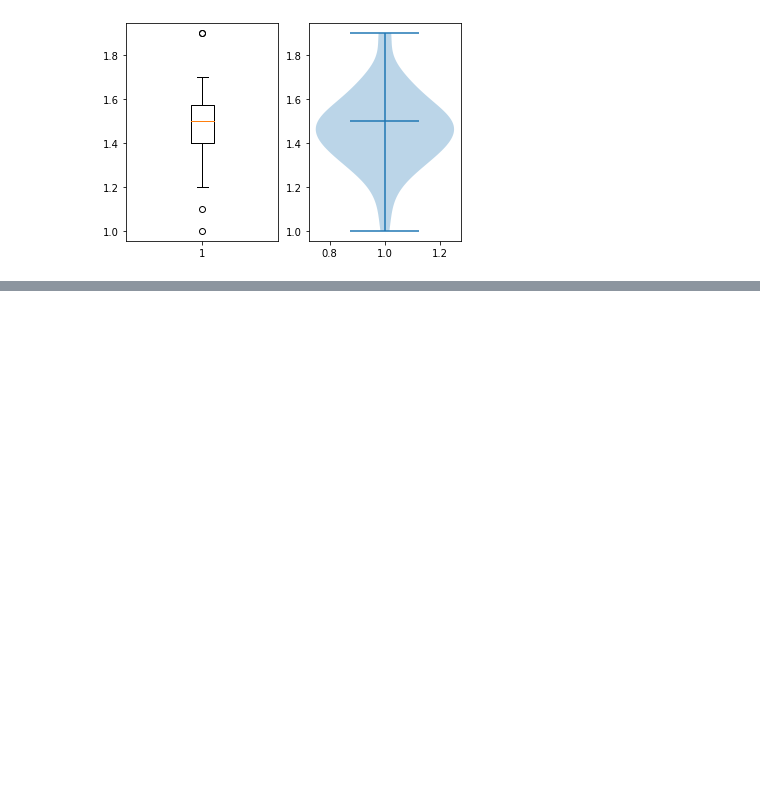
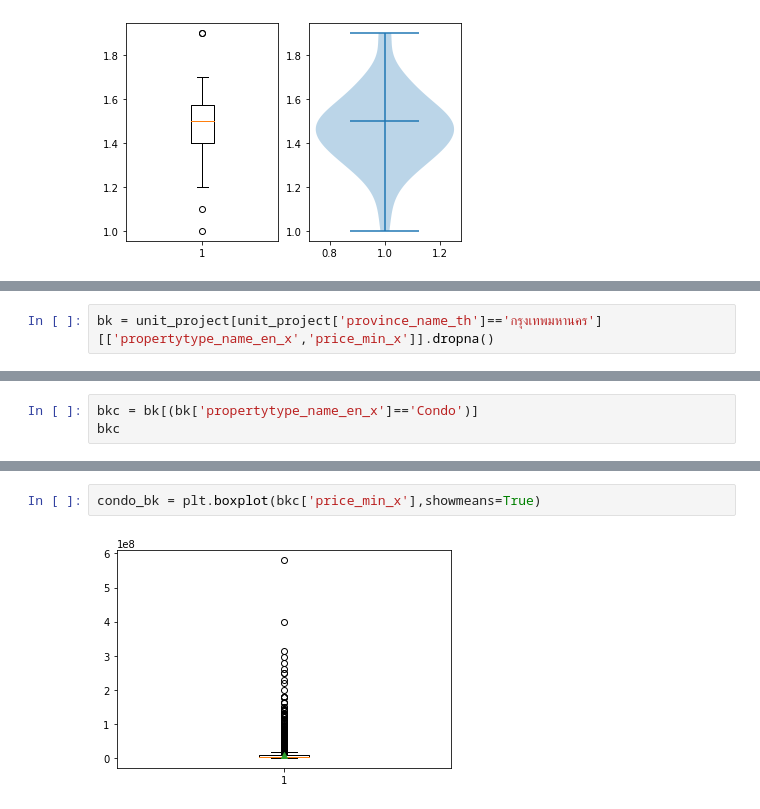
Before and after one commit to jirapat-tho/BasicProg_DataViz65, a Jupyter notebook: DataViz02_Data_Distribution_.ipynb, the cells around one changed output, grey strips where cells are left out. Drawn from its saved outputs; the diff is of its cells as text; blank space fills up the shorter version.

```diff
--- a/DataViz02_Data_Distribution_.ipynb
+++ b/DataViz02_Data_Distribution_.ipynb
@@ -378,0 +488,2 @@ vi = plt.violinplot(df['PetalLength'][:50],showmedians=True)
+# %%
+bk = unit_project[unit_project['province_name_th']=='กรุงเทพมหานคร'][['propertytype_name_en_x','price_min_x']].dropna()
@@ -378,0 +521,3 @@ vi = plt.violinplot(df['PetalLength'][:50],showmedians=True)
+# %%
+bkc = bk[(bk['propertytype_name_en_x']=='Condo')]
+bkc
@@ -378,0 +594,4 @@ vi = plt.violinplot(df['PetalLength'][:50],showmedians=True)
+# %%
+condo_bk = plt.boxplot(bkc['price_min_x'],showmeans=True)
+# %% [output]
+[figure, added]
```
Also changed, not shown: parts of 45 cells of this notebook.
